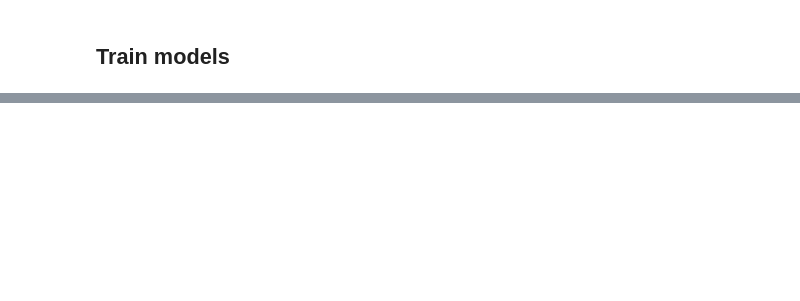
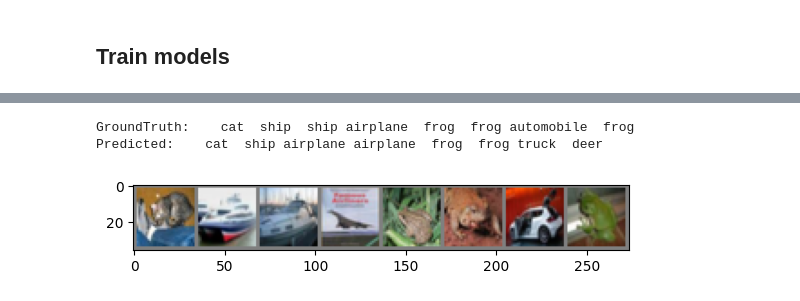
Before and after one commit to ai-unc/PyTorch-Crash-Course, a Jupyter notebook: Complete/image-classification.ipynb, the cells around one changed output, grey strips where cells are left out. Drawn from its saved outputs; the diff is of its cells as text; code cells hidden in the pictures; blank space fills up the shorter version.

```diff
--- a/Complete/image-classification.ipynb
+++ b/Complete/image-classification.ipynb
@@ -189,0 +382,22 @@ for i in range(len(models)):
+# %%
+dataiter = iter(testloader)
+images, labels = next(dataiter)
+
+# print images
+nimages = min(batch_size, 8)
+norm = testset.transform.transforms[-1]
+show_images(torchvision.utils.make_grid(images[:nimages]), norm.mean, norm.std)
+print('GroundTruth: ', ' '.join('%5s' % testset.classes[labels[j]] for j in range(nimages)))
+
+# get predictions of best model
+with torch.no_grad():
+    inputs, labels = images.to(device), labels.to(device)
+    outputs = best_model(inputs)
+    _, preds = torch.max(outputs, 1)
+
+# Print the predicted labels
+print('Predicted: ', ' '.join('%5s' % testset.classes[preds[j]] for j in range(nimages)))
+# %% [output]
+GroundTruth:    cat  ship  ship airplane  frog  frog automobile  frog
+Predicted:    cat  ship airplane airplane  frog  frog truck  deer
+[figure, added]
```
Also changed, not shown: parts of 11 cells of this notebook.
